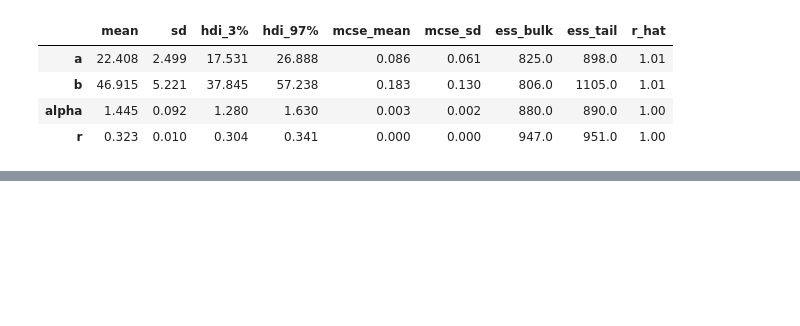
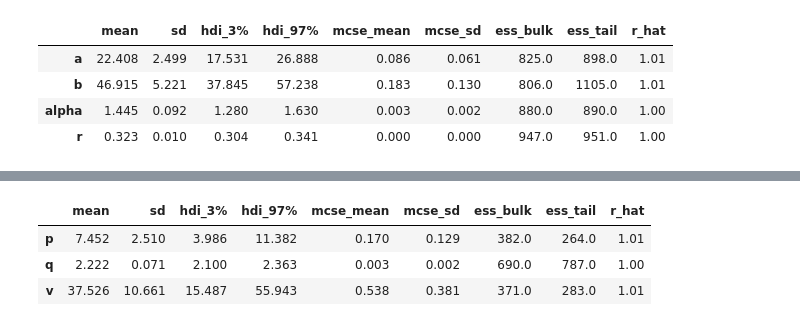
Before and after one commit to LaurinBrechter/BayesianInference, a Jupyter notebook: olist_marketing_analysis.ipynb, the cells around one changed output, grey strips where cells are left out. Cells and saved outputs as stored; diff of their text form; code cells hidden in the pictures; blank space fills up the shorter version.

```diff
--- a/olist_marketing_analysis.ipynb
+++ b/olist_marketing_analysis.ipynb
@@ -98,0 +81,4 @@ Text(0, 0.5, 'pdf')
+# %%
+data = pd.read_csv("data/olist/analysis_data.csv")
+customer_id=LabelEncoder().fit_transform(merged.seller_id.values)
+z_i = merged.payment_value.values
@@ -98,0 +120,7 @@ Text(0, 0.5, 'pdf')
+# %%
+model.fit_summary()
+# %% [output]
+|  | mean | sd | hdi_3% | hdi_97% | mcse_mean | mcse_sd | ess_bulk | ess_tail | r_hat |
+| p | 7.452 | 2.510 | 3.986 | 11.382 | 0.170 | 0.129 | 382.0 | 264.0 | 1.01 |
+| q | 2.222 | 0.071 | 2.100 | 2.363 | 0.003 | 0.002 | 690.0 | 787.0 | 1.00 |
+| v | 37.526 | 10.661 | 15.487 | 55.943 | 0.538 | 0.381 | 371.0 | 283.0 | 1.01 |
```
Also changed, not shown: parts of 19 cells of this notebook.
